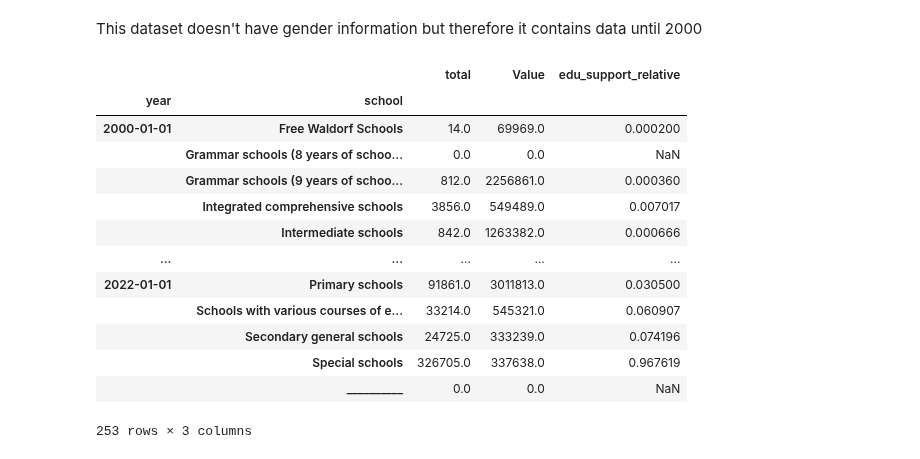
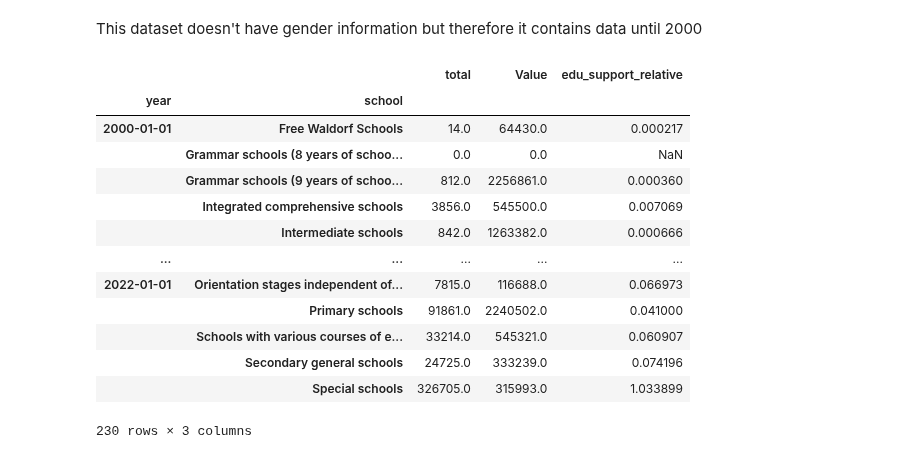
Before and after one commit to KarylReyne/DataLiteracyWS23, a Jupyter notebook: exp/JS-004-Students_With_Special_Edu_Support_No_Gender.ipynb, the cells around one changed output. Saved outputs shown, nothing was run; the diff lists cells and outputs as text; code cells hidden in the pictures.

```diff
--- a/exp/JS-004-Students_With_Special_Edu_Support_No_Gender.ipynb
+++ b/exp/JS-004-Students_With_Special_Edu_Support_No_Gender.ipynb
@@ -8,46 +8,49 @@ loader = Loader()
 
 def load_special_edu_support_percentage(ignore_special_schools=False):
     melted_df = loader.load('students_with_special_educational_support_no_gender')
 
     melted_df['year'] = pd.to_datetime(melted_df['year'], format='%Y')
     melted_df['total'] = pd.to_numeric(melted_df['total'], errors='coerce')
 
     if ignore_special_schools:
         melted_df = melted_df[melted_df['school']!="Special schools"] #filter out because their amount is so hight, we can't see the evolution of the other schools
 
     total_over_years = melted_df.groupby(['year','school'])['total'].sum()
 
     children_type = loader.load('school-children-by-type')
     children_type = children_type.rename(columns={'Year': 'year'})
     children_type = children_type.rename(columns={'School Type': 'school'})
-    children_type = children_type.rename(columns={'total': 'Value'})
+
+    children_type =  children_type[children_type['Gender']=='Total']
+    children_type = children_type.rename(columns={'Students': 'Value'})
+
     children_type['year'] = pd.to_datetime(children_type['year'], format='%Y')
     children_type['Value'] = pd.to_numeric(children_type['Value'], errors='coerce')
     child_amount_per_year = children_type.groupby(['year','school'])['Value'].sum()
 
 
     merged_df = pd.merge(total_over_years, child_amount_per_year,on=['year','school'])
     merged_df['edu_support_relative'] = merged_df['total']/merged_df['Value']
     return merged_df
 
 
 special_edu_support = load_special_edu_support_percentage()
 special_edu_support
 # %% [output]
 |  |  | total | Value | edu_support_relative |
 | year | school |  |  |  |
-| 2000-01-01 | Free Waldorf Schools | 14.0 | 69969.0 | 0.000200 |
+| 2000-01-01 | Free Waldorf Schools | 14.0 | 64430.0 | 0.000217 |
 |  | Grammar schools (8 years of schoo... | 0.0 | 0.0 | NaN |
 |  | Grammar schools (9 years of schoo... | 812.0 | 2256861.0 | 0.000360 |
-|  | Integrated comprehensive schools | 3856.0 | 549489.0 | 0.007017 |
+|  | Integrated comprehensive schools | 3856.0 | 545500.0 | 0.007069 |
 |  | Intermediate schools | 842.0 | 1263382.0 | 0.000666 |
 | ... | ... | ... | ... | ... |
-| 2022-01-01 | Primary schools | 91861.0 | 3011813.0 | 0.030500 |
+| 2022-01-01 | Orientation stages independent of... | 7815.0 | 116688.0 | 0.066973 |
+|  | Primary schools | 91861.0 | 2240502.0 | 0.041000 |
 |  | Schools with various courses of e... | 33214.0 | 545321.0 | 0.060907 |
 |  | Secondary general schools | 24725.0 | 333239.0 | 0.074196 |
-|  | Special schools | 326705.0 | 337638.0 | 0.967619 |
-|  | __________ | 0.0 | 0.0 | NaN |
+|  | Special schools | 326705.0 | 315993.0 | 1.033899 |
-253 rows × 3 columns
+230 rows × 3 columns
 # %%
 import pandas as pd
 import matplotlib.pyplot as plt
```
Also changed, not shown: parts of 2 cells of this notebook, 8 other files.
